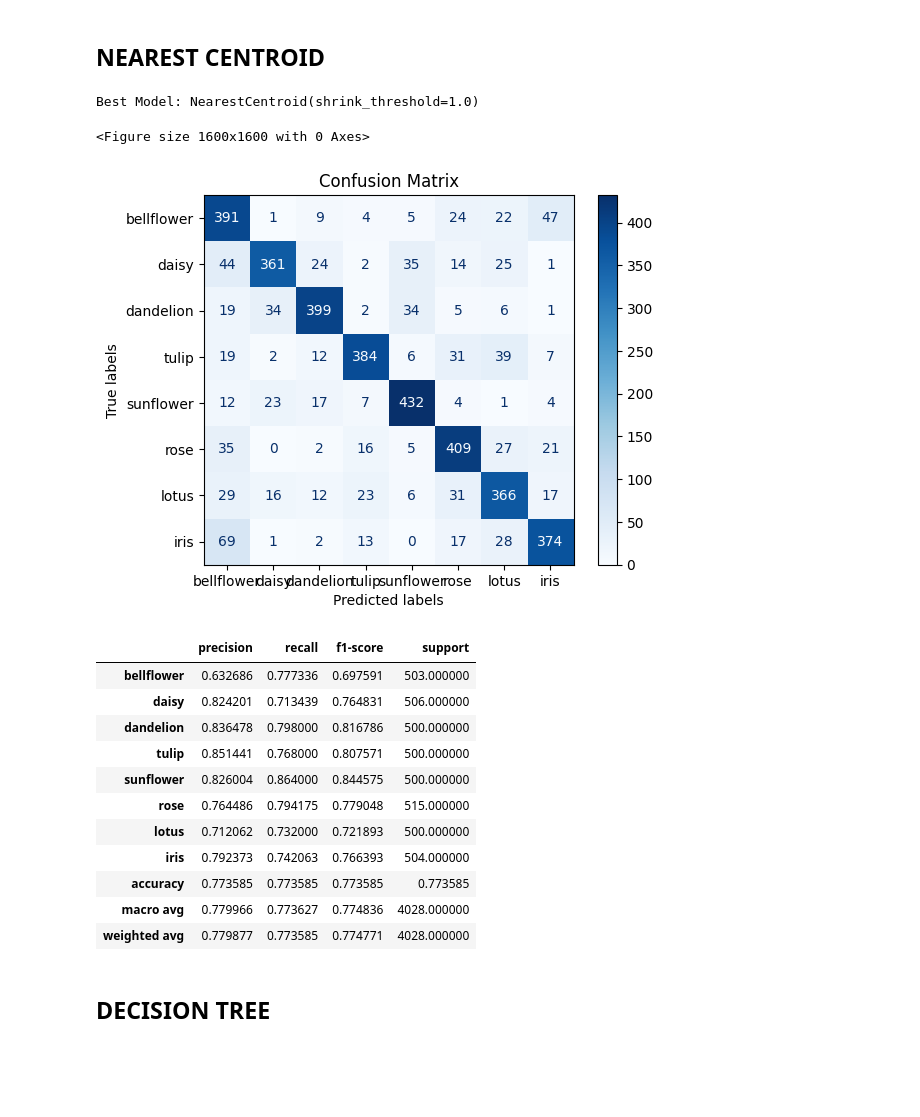
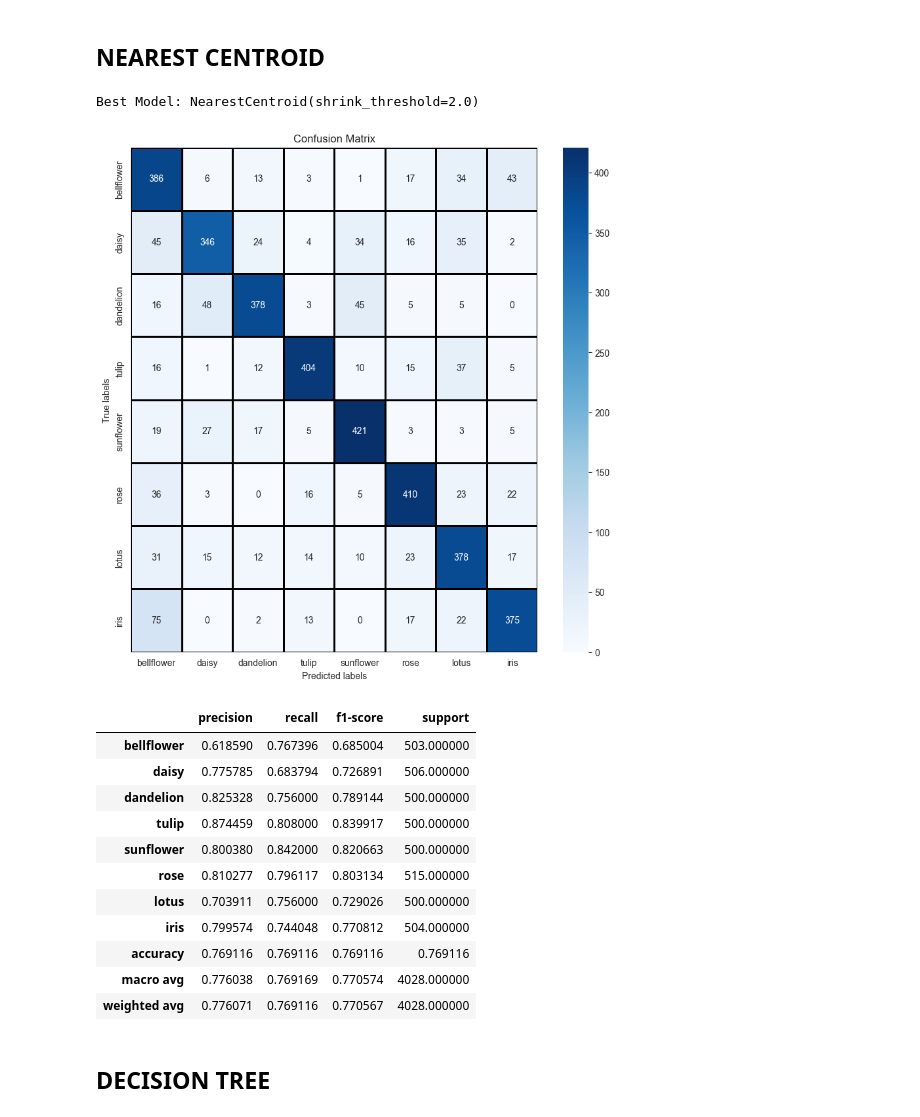
Before and after one commit to LionWannaFly/Machine_Learning_Project, a Jupyter notebook: Machine Learning Model.ipynb, the cells around one changed output. Saved outputs shown, nothing was run; the diff lists cells and outputs as text; code cells hidden in the pictures; blank space fills up the shorter version.

```diff
--- a/Machine Learning Model.ipynb
+++ b/Machine Learning Model.ipynb
@@ -269,10 +294,11 @@ KeyboardInterrupt:
 ## K NEAREST NEIGHBOR
 # %%
 param_grid = {
-    'n_neighbors': [7, 16, 17],
-    'weights': ['uniform', 'distance']}
+    'n_neighbors': [7],
+    'weights': ['distance']
+}
 KNN = KNeighborsClassifier()
-grid_search = GridSearchCV(estimator=KNN, param_grid=param_grid, scoring='accuracy', cv=5)
+grid_search = HalvingGridSearchCV(estimator=KNN, param_grid=param_grid, scoring='accuracy', cv=5, factor=2)
 grid_search.fit(x_train, y_train)
 best_model = grid_search.best_estimator_
 print("Best Model:", best_model)
@@ -335,9 +325,11 @@ KeyboardInterrupt:
 # %% [markdown]
 ## BERNOULLI NAIVE BAYES
 # %%
-param_grid = {'alpha': [0.1, 1.0, 10.0]}
+param_grid = {
+    'alpha': [0.1, 0.5, 0.2]
+}
 naive_bayes_BernoulliNB = BernoulliNB()
-grid_search = GridSearchCV(naive_bayes_BernoulliNB, param_grid)
+grid_search = HalvingGridSearchCV(estimator=naive_bayes_BernoulliNB, param_grid=param_grid, scoring='accuracy', cv=5, factor=2)
 grid_search.fit(x_train, y_train)
 best_model = grid_search.best_estimator_
 print("Best Model:", best_model)
@@ -392,7 +382,7 @@ report_plot.plot()
 # %%
 param_grid = {'alpha': [0.1, 1.0, 10.0]}
 ridge_classifier = RidgeClassifier()
-grid_search = GridSearchCV(ridge_classifier, param_grid)
+grid_search = HalvingGridSearchCV(estimator=ridge_classifier, param_grid=param_grid, scoring='accuracy', cv=5, factor=2)
 grid_search.fit(x_train, y_train)
 best_model = grid_search.best_estimator_
 print("Best Model:", best_model)
@@ -419,0 +411,9 @@ Best Model: RidgeClassifier(alpha=0.1)
+# %%
+from sklearn.linear_model import LogisticRegression
+softmax_classifier = LogisticRegression(multi_class='ovr', solver='lbfgs')
+softmax_classifier.fit(x_train, y_train)
+y_pred = softmax_classifier.predict(x_test)
+confusion_plot_softmax = ConfusionMatrixPlot(labels, y_test, y_pred)
+confusion_plot_softmax.plot()
+report_plot_softmax = ClassificationReportPlot(labels, y_test, y_pred)
+report_plot_softmax.plot()
@@ -420,33 +441,32 @@ Best Model: RidgeClassifier(alpha=0.1)
 # %% [markdown]
 ## NEAREST CENTROID
 # %%
-param_grid = {'shrink_threshold': [None, 0.1, 0.5, 1.0]}
+param_grid = {'shrink_threshold': [0.75, 1.0, 2.0]}
 nearest_centroid = NearestCentroid()
-grid_search = GridSearchCV(nearest_centroid, param_grid)
+grid_search = HalvingGridSearchCV(estimator=nearest_centroid, param_grid=param_grid, scoring='accuracy', cv=5, factor=2)
 grid_search.fit(x_train, y_train)
 best_model = grid_search.best_estimator_
 print("Best Model:", best_model)
 y_pred = best_model.predict(x_test)
 confusion_plot = ConfusionMatrixPlot(labels, y_test, y_pred)
 confusion_plot.plot()
 report_plot = ClassificationReportPlot(labels, y_test, y_pred)
 report_plot.plot()
 # %% [output]
-Best Model: NearestCentroid(shrink_threshold=1.0)
+Best Model: NearestCentroid(shrink_threshold=2.0)
-<Figure size 1600x1600 with 0 Axes>
-[figure, old version]
+[figure, new version]
 |  | precision | recall | f1-score | support |
-| bellflower | 0.632686 | 0.777336 | 0.697591 | 503.000000 |
-| daisy | 0.824201 | 0.713439 | 0.764831 | 506.000000 |
-| dandelion | 0.836478 | 0.798000 | 0.816786 | 500.000000 |
-| tulip | 0.851441 | 0.768000 | 0.807571 | 500.000000 |
-| sunflower | 0.826004 | 0.864000 | 0.844575 | 500.000000 |
-| rose | 0.764486 | 0.794175 | 0.779048 | 515.000000 |
-| lotus | 0.712062 | 0.732000 | 0.721893 | 500.000000 |
-| iris | 0.792373 | 0.742063 | 0.766393 | 504.000000 |
-| accuracy | 0.773585 | 0.773585 | 0.773585 | 0.773585 |
-| macro avg | 0.779966 | 0.773627 | 0.774836 | 4028.000000 |
-| weighted avg | 0.779877 | 0.773585 | 0.774771 | 4028.000000 |
+| bellflower | 0.618590 | 0.767396 | 0.685004 | 503.000000 |
+| daisy | 0.775785 | 0.683794 | 0.726891 | 506.000000 |
+| dandelion | 0.825328 | 0.756000 | 0.789144 | 500.000000 |
+| tulip | 0.874459 | 0.808000 | 0.839917 | 500.000000 |
+| sunflower | 0.800380 | 0.842000 | 0.820663 | 500.000000 |
+| rose | 0.810277 | 0.796117 | 0.803134 | 515.000000 |
+| lotus | 0.703911 | 0.756000 | 0.729026 | 500.000000 |
+| iris | 0.799574 | 0.744048 | 0.770812 | 504.000000 |
+| accuracy | 0.769116 | 0.769116 | 0.769116 | 0.769116 |
+| macro avg | 0.776038 | 0.769169 | 0.770574 | 4028.000000 |
+| weighted avg | 0.776071 | 0.769116 | 0.770567 | 4028.000000 |
 # %% [markdown]
 ## DECISION TREE
 # %%
```
Also changed, not shown: parts of 32 cells of this notebook.
